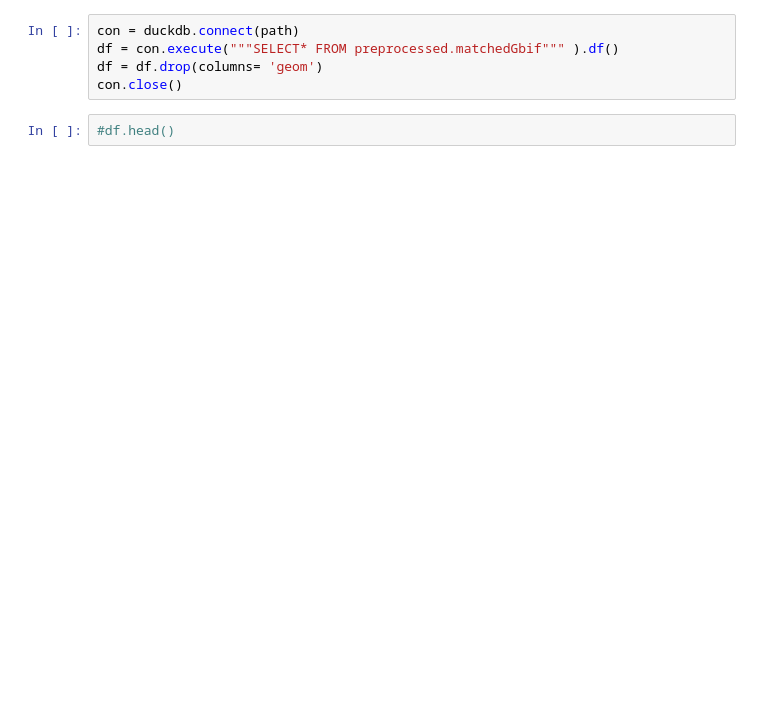
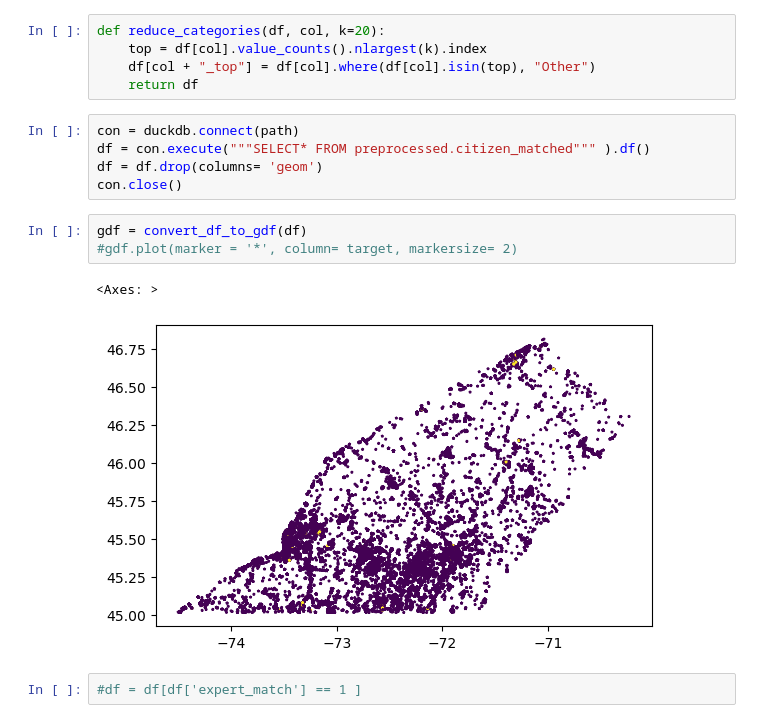
Before and after one commit to etiennegodin/CScorer, a Jupyter notebook: notebooks/preprocess/matched_gbif_eda.ipynb, the cells around one changed output. Drawn from its saved outputs; the diff is of its cells as text; blank space fills up the shorter version.

```diff
--- a/notebooks/preprocess/matched_gbif_eda.ipynb
+++ b/notebooks/preprocess/matched_gbif_eda.ipynb
@@ -7,10 +23,21 @@ path = "/home/manat/projects/CScorer/work/dev/data/data.duckdb"
+# %%
+def reduce_categories(df, col, k=20):
+    top = df[col].value_counts().nlargest(k).index
+    df[col + "_top"] = df[col].where(df[col].isin(top), "Other")
+    return df
 # %%
 con = duckdb.connect(path)
-df = con.execute("""SELECT* FROM preprocessed.matchedGbif""" ).df()
+df = con.execute("""SELECT* FROM preprocessed.citizen_matched""" ).df()
 df = df.drop(columns= 'geom')
 con.close()
-# %%
-#df.head()
+# %%
+gdf = convert_df_to_gdf(df)
+#gdf.plot(marker = '*', column= target, markersize= 2)
+# %% [output]
+<Axes: >
+[figure, added]
+# %%
+#df = df[df['expert_match'] == 1 ]
 # %%
 df.shape
 # %% [output]
```
Also changed, not shown: parts of 19 cells of this notebook, 2 other files.
